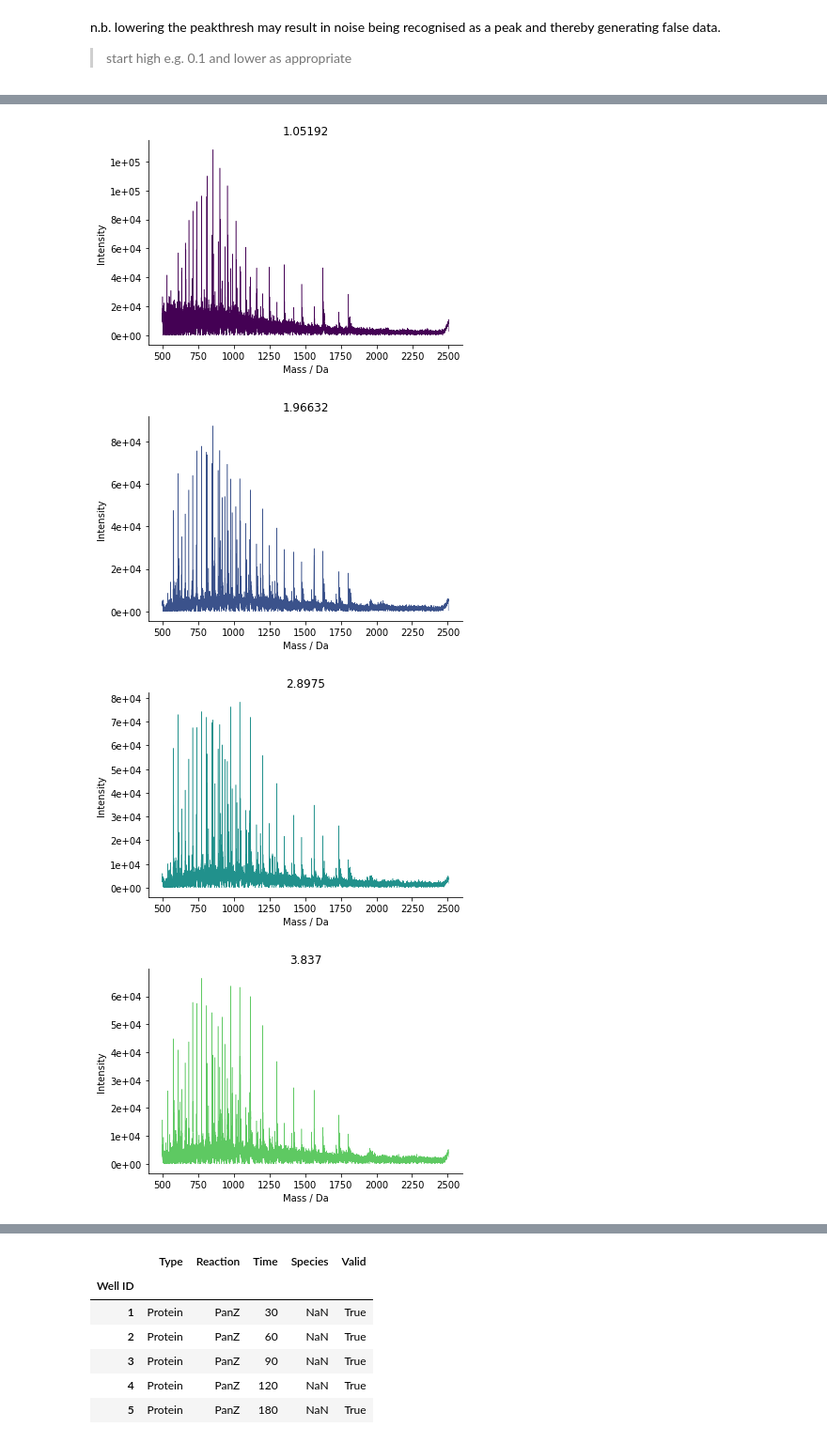
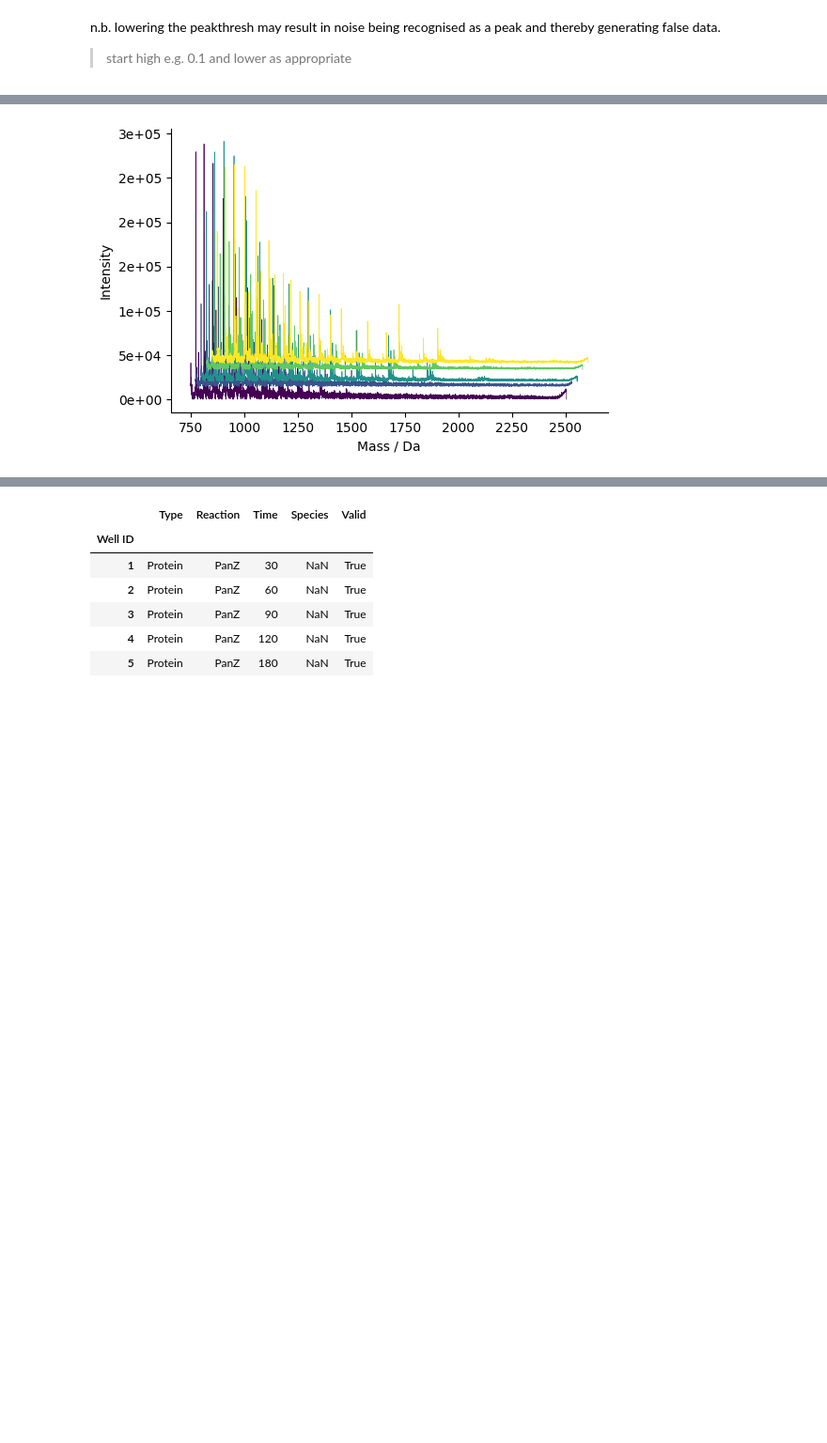
Before and after one commit to lawrencejcollins/UniDec, a Jupyter notebook: 220701 H7D 7M 6M PanZ analysis.ipynb, the cells around one changed output, grey strips where cells are left out. Shown at 94% size. Drawn from its saved outputs; the diff is of its cells as text; code cells hidden in the pictures; blank space fills up the shorter version.

```diff
--- a/220701 H7D 7M 6M PanZ analysis.ipynb
+++ b/220701 H7D 7M 6M PanZ analysis.ipynb
@@ -13,9 +13,12 @@ UniDec Path: C:\Users\cm19ljc\Documents\GitHub\UniDec\unidec_bin\UniDec.exe
 # %% [markdown]
 Added in option to load multipe mzml files into engine before metaunidec processing.
 # %%
+spectra = "C:\\Users\\cm19ljc\\OneDrive - University of Leeds\\DATA\\AccMass\\220107/processed/220107 A_340682_BE3_01_82111.d.mzML"
+
 # spectra = "D:/220107 mass spec/processed/220721 A_340682_BE3_01_82111.d.mzML"
+
 # spectra = "D:/220107 mass spec/processed/220107 B _340681_BD6_01_82106.d.mzML"
-spectra = "D:/220107 mass spec/processed/220721 C_340683_BE4_01_82112.d.mzML"
+# spectra = "D:/220107 mass spec/processed/220721 C_340683_BE4_01_82112.d.mzML"
 
 # spectra = "D:/220118/processed/220118 PanZ labelling A_341167_RC7_01_82179.d.mzML"
 # spectra = "D:/220118/processed/220118 PanZ labelling B_341168_RD4_01_82183.d.mzML"
@@ -25,5 +28,5 @@ spectra = "D:/220107 mass spec/processed/220721 C_340683_BE4_01_82112.d.mzML"
 
 plate_map = "C:/Users/cm19ljc/Documents/GitHub/UniDec/reaction maps/PanZ sortase time course 1.5 eq gvseyg.xlsx"
 # %%
-eng.load_mzml(spectra, clear_hdf5=True)
+eng.load_mzml(spectra, clear_hdf5=True, load_hdf5=True)
 # %% [output]
@@ -83,7 +86,7 @@ update_config(minmz='', maxmz='', massub=10000, masslb=100000, peakthresh=0.01,
         peakwindow (int, optional): [description]. Defaults to 10.
         exnorm (int, optional): [description]. Defaults to 0.
 # %%
-eng.update_config(masslb = 5000, massub = 25000, peakthresh = 0.05, minmz=500)
+eng.update_config(masslb = 5000, massub = 25000, peakthresh = 0.05, minmz=750)
 eng.process_data()
 eng.run_unidec()
 eng.pick_peaks()
@@ -98,7 +101,4 @@ Peak info saved to: D:/220107 mass spec/processed\UniDec_Figures_and_Files\22072
 # %%
-eng.plot_all(dtype = 'data2', combine = False, cmap = 'viridis')
+eng.plot_all(dtype = 'data2', combine = True, cmap = 'viridis')
 # %% [output]
-[figure, old version]
+[figure, new version]
-[figure, removed]
-[figure, removed]
-[figure, removed]
```
Also changed, not shown: parts of 10 cells of this notebook, 2 other files.
